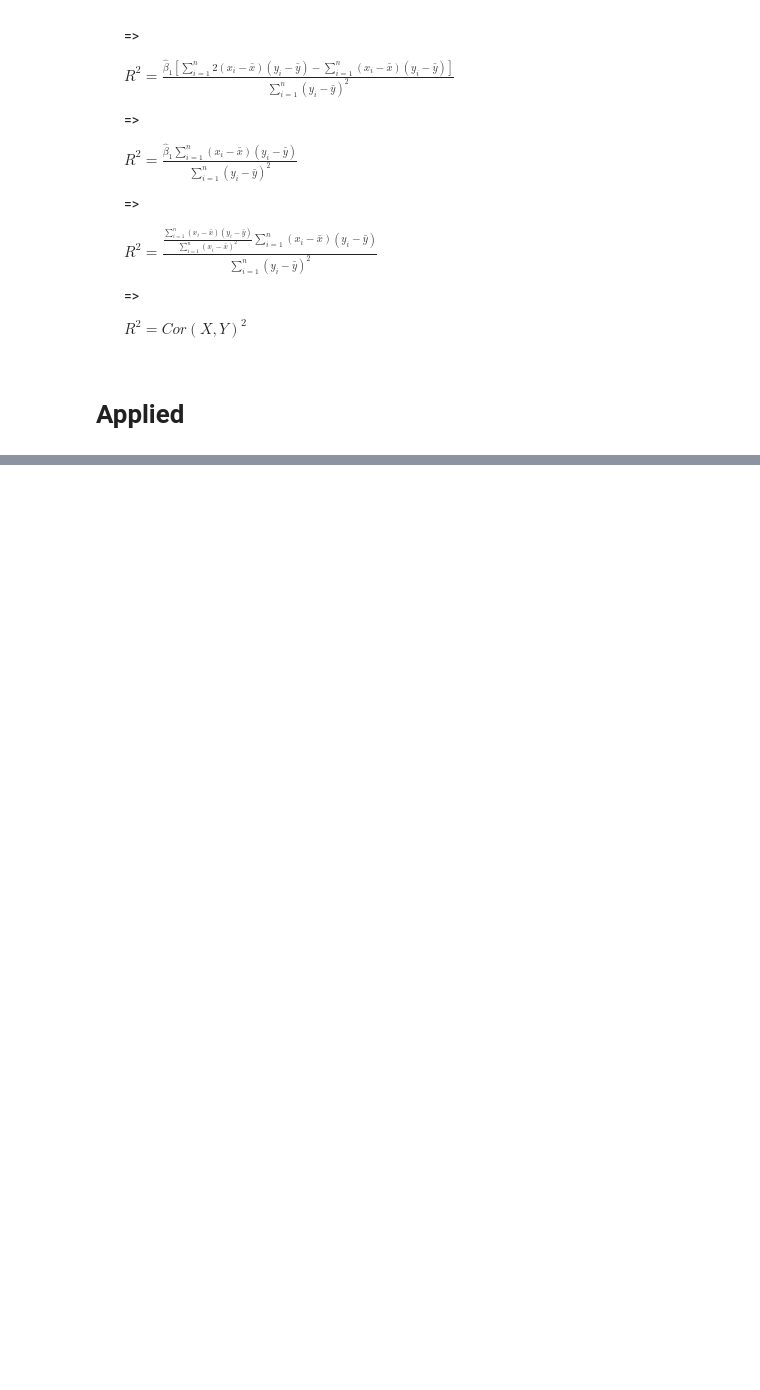
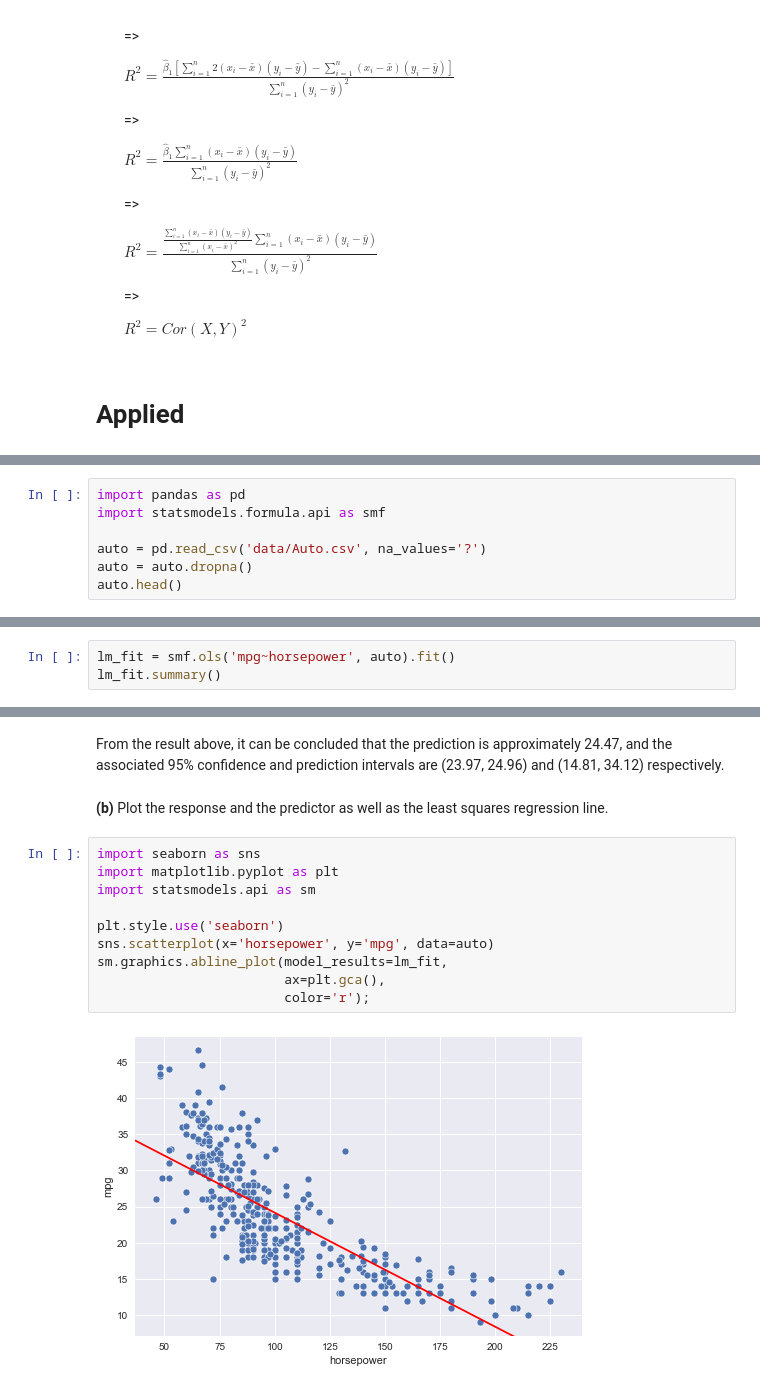
Before and after one commit to chenyulue/ISLP, a Jupyter notebook: Ch03-Linear_Regression_Exercises.ipynb, the cells around one changed output, grey strips where cells are left out. Cells and saved outputs as stored; diff of their text form; blank space fills up the shorter version.

```diff
--- a/Ch03-Linear_Regression_Exercises.ipynb
+++ b/Ch03-Linear_Regression_Exercises.ipynb
@@ -175,0 +178,7 @@
+# %%
+import pandas as pd
+import statsmodels.formula.api as smf
+
+auto = pd.read_csv('data/Auto.csv', na_values='?')
+auto = auto.dropna()
+auto.head()
@@ -175,0 +192,3 @@
+# %%
+lm_fit = smf.ols('mpg~horsepower', auto).fit()
+lm_fit.summary()
@@ -175,0 +243,16 @@
+# %% [markdown]
+From the result above, it can be concluded that the prediction is approximately 24.47, and the associated 95% confidence and prediction intervals are (23.97, 24.96) and (14.81, 34.12) respectively.
+# %% [markdown]
+   **(b)** Plot the response and the predictor as well as the least squares regression line.
+# %%
+import seaborn as sns
+import matplotlib.pyplot as plt
+import statsmodels.api as sm
+
+plt.style.use('seaborn')
+sns.scatterplot(x='horsepower', y='mpg', data=auto)
+sm.graphics.abline_plot(model_results=lm_fit,
+                        ax=plt.gca(),
+                        color='r');
+# %% [output]
+[figure, added]
```
Also changed, not shown: parts of 17 cells of this notebook.
